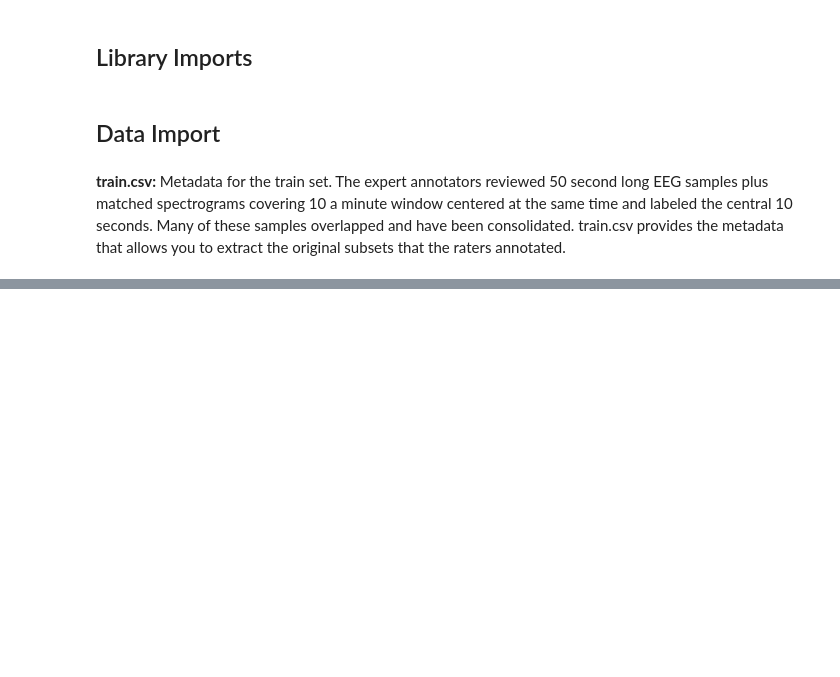
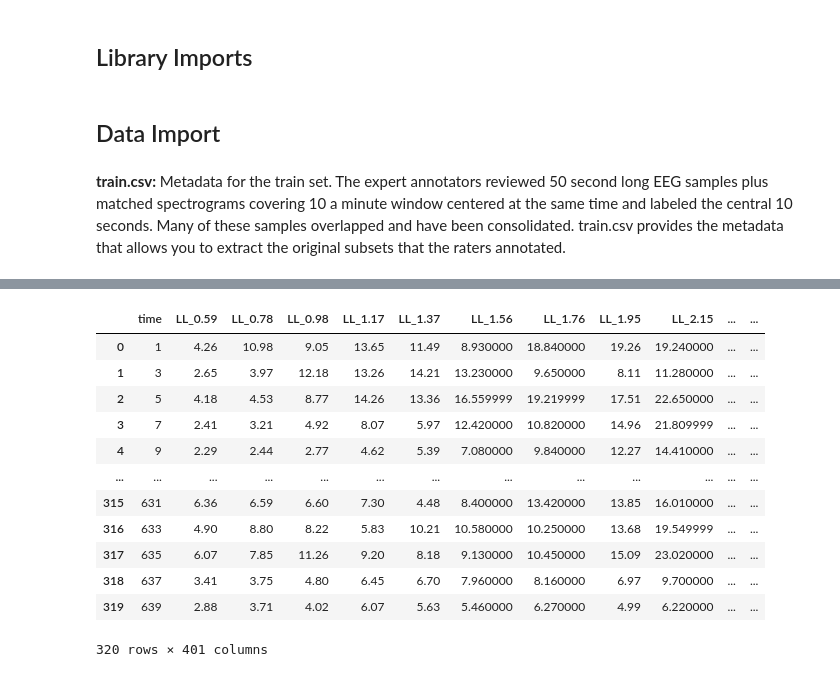
Before and after one commit to steimel60/Kaggle, a Jupyter notebook: classifier-brain-activity.ipynb, the cells around one changed output, grey strips where cells are left out. Drawn from its saved outputs; the diff is of its cells as text; code cells hidden in the pictures; blank space fills up the shorter version.

```diff
--- a/classifier-brain-activity.ipynb
+++ b/classifier-brain-activity.ipynb
@@ -37,0 +98,17 @@ def get_eeg_spect_match():
+# %%
+ex_spect = pd.read_parquet(DIR_TRAIN_SPECT / f"{ex_df['spectrogram_id'][0]}.parquet")
+ex_spect
+# %% [output]
+|  | time | LL_0.59 | LL_0.78 | LL_0.98 | LL_1.17 | LL_1.37 | LL_1.56 | LL_1.76 | LL_1.95 | LL_2.15 | ... | ... |
+| 0 | 1 | 4.26 | 10.98 | 9.05 | 13.65 | 11.49 | 8.930000 | 18.840000 | 19.26 | 19.240000 | ... | ... |
+| 1 | 3 | 2.65 | 3.97 | 12.18 | 13.26 | 14.21 | 13.230000 | 9.650000 | 8.11 | 11.280000 | ... | ... |
+| 2 | 5 | 4.18 | 4.53 | 8.77 | 14.26 | 13.36 | 16.559999 | 19.219999 | 17.51 | 22.650000 | ... | ... |
+| 3 | 7 | 2.41 | 3.21 | 4.92 | 8.07 | 5.97 | 12.420000 | 10.820000 | 14.96 | 21.809999 | ... | ... |
+| 4 | 9 | 2.29 | 2.44 | 2.77 | 4.62 | 5.39 | 7.080000 | 9.840000 | 12.27 | 14.410000 | ... | ... |
+| ... | ... | ... | ... | ... | ... | ... | ... | ... | ... | ... | ... | ... |
+| 315 | 631 | 6.36 | 6.59 | 6.60 | 7.30 | 4.48 | 8.400000 | 13.420000 | 13.85 | 16.010000 | ... | ... |
+| 316 | 633 | 4.90 | 8.80 | 8.22 | 5.83 | 10.21 | 10.580000 | 10.250000 | 13.68 | 19.549999 | ... | ... |
+| 317 | 635 | 6.07 | 7.85 | 11.26 | 9.20 | 8.18 | 9.130000 | 10.450000 | 15.09 | 23.020000 | ... | ... |
+| 318 | 637 | 3.41 | 3.75 | 4.80 | 6.45 | 6.70 | 7.960000 | 8.160000 | 6.97 | 9.700000 | ... | ... |
+| 319 | 639 | 2.88 | 3.71 | 4.02 | 6.07 | 5.63 | 5.460000 | 6.270000 | 4.99 | 6.220000 | ... | ... |
+320 rows × 401 columns
```
Also changed, not shown: parts of 5 cells of this notebook.
